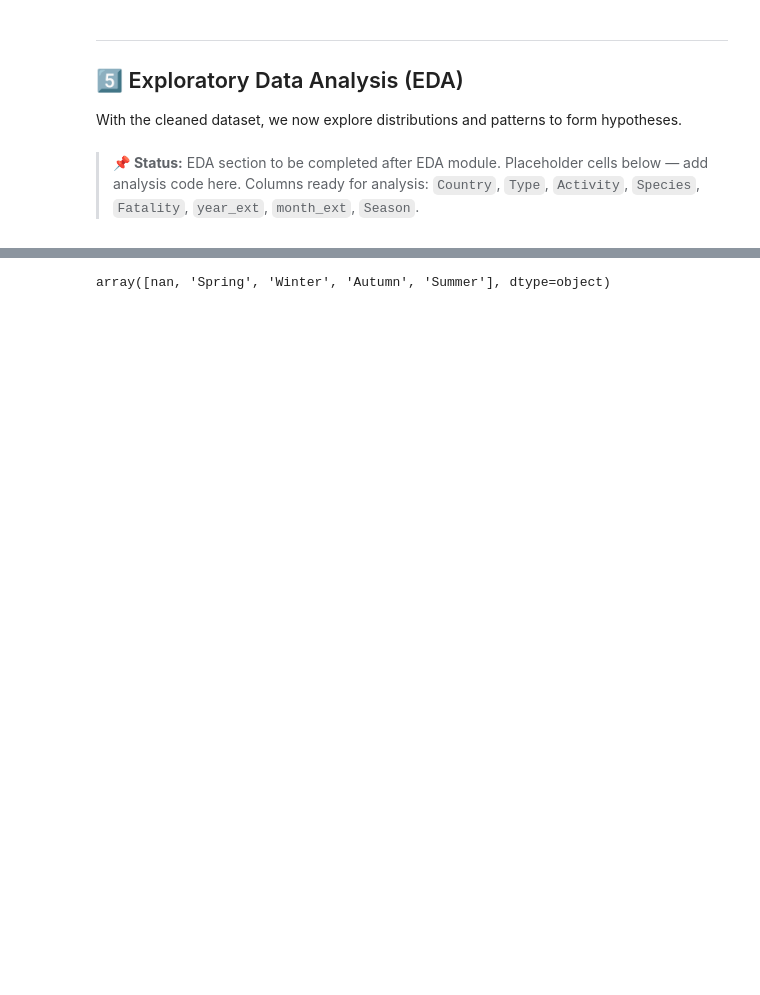
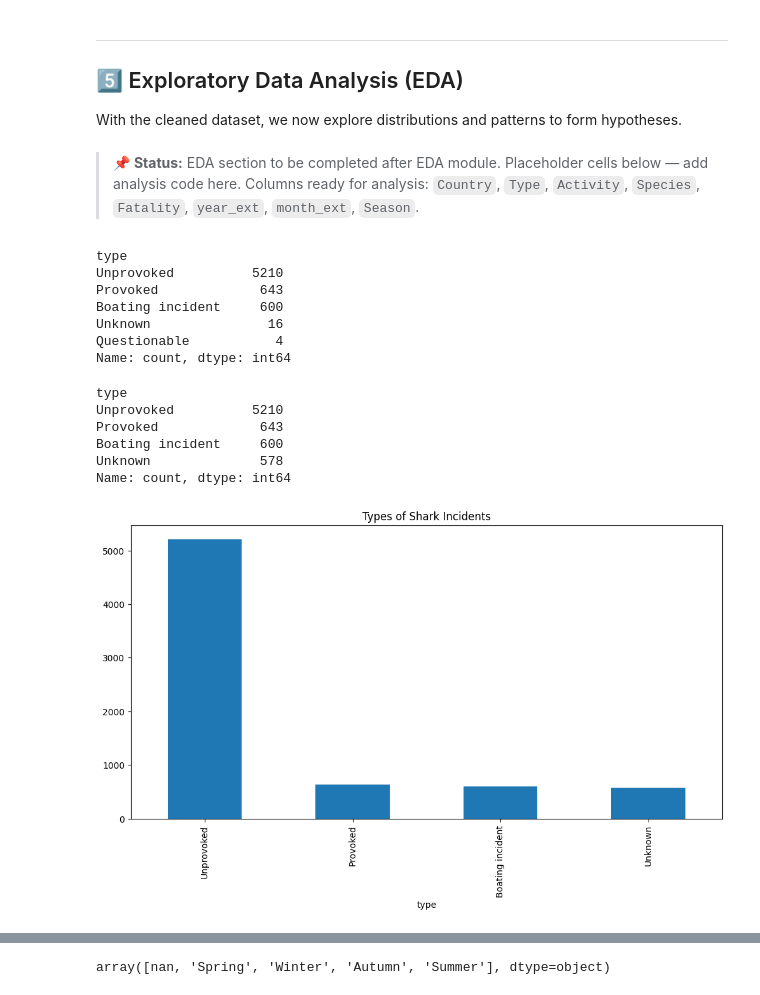
Before and after one commit to cadiyubu/Week2_Shark_Miniproject-, a Jupyter notebook: Shark_df_Analysis.ipynb, the cells around one changed output, grey strips where cells are left out. Saved outputs shown, nothing was run; the diff lists cells and outputs as text; code cells hidden in the pictures; blank space fills up the shorter version.

Commit message:
Clean type + EDA for geographical zones + preliminary EDA for types, activities and species

```diff
--- a/Shark_df_Analysis.ipynb
+++ b/Shark_df_Analysis.ipynb
@@ -903,7 +905,41 @@ With the cleaned dataset, we now explore distributions and patterns to form hypo
 > Columns ready for analysis: `Country`, `Type`, `Activity`, `Species`,
 > `Fatality`, `year_ext`, `month_ext`, `Season`.
 # %%
-# 📌 PLACEHOLDER — incident type distribution
+# 📌 PLACEHOLDER — incident type distribution **IMPORTANT: cleaning of the types included
 # shark_clean['Type'].value_counts()
+
+display(shark_clean['type'].value_counts())
+
+#CLEANING
+type_map = {'unprovoked': 'Unprovoked','provoked': 'Provoked','?': 'Questionable','unconfirmed': 'Questionable','unverified': 'Questionable','under investigation': 'Questionable','watercraft': 'Boating incident','sea disaster': 'Boating incident','boat': 'Boating incident'}
+
+def clean_type(x):
+    if pd.isna(x):
+        return 'Unknown'
+    x = str(x).lower()
+    return next((label for key, label in type_map.items() if key in x), None)
+
+shark_clean['type'] = shark_clean['type'].apply(clean_type)
+# CLEANING FINISHES
+
+type_counts = (shark_clean['type'].value_counts().head(10))
+type_counts.plot(kind='bar',figsize=(12,6),title='Types of Shark Incidents')
+
+display(shark_clean['type'].value_counts())
+# %% [output]
+type
+Unprovoked          5210
+Provoked             643
+Boating incident     600
+Unknown               16
+Questionable           4
+Name: count, dtype: int64
+type
+Unprovoked          5210
+Provoked             643
+Boating incident     600
+Unknown              578
+Name: count, dtype: int64
+[figure, added]
 # %%
 # 📌 PLACEHOLDER — top 10 activities
```
Also changed, not shown: parts of 17 cells of this notebook.
